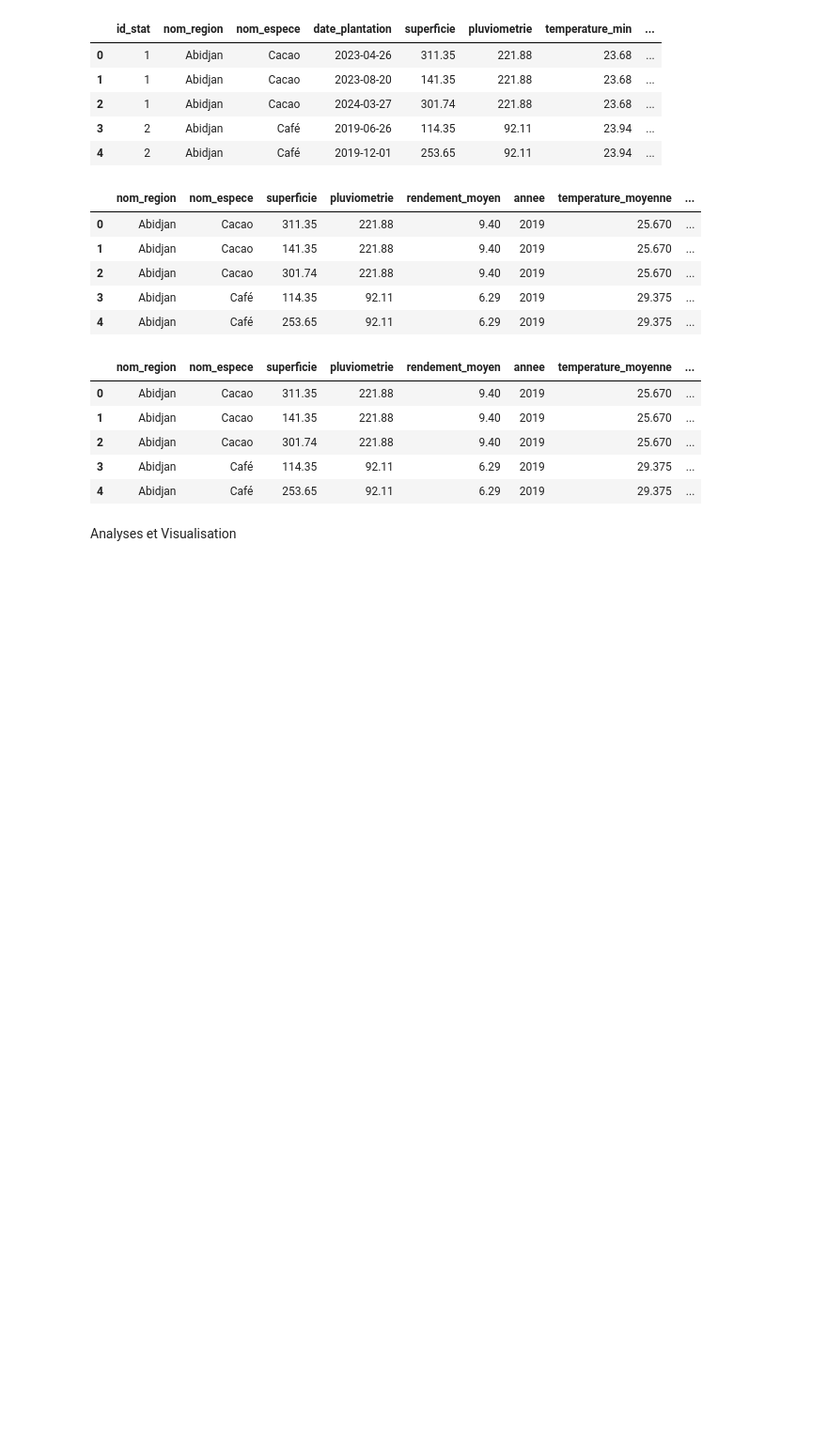
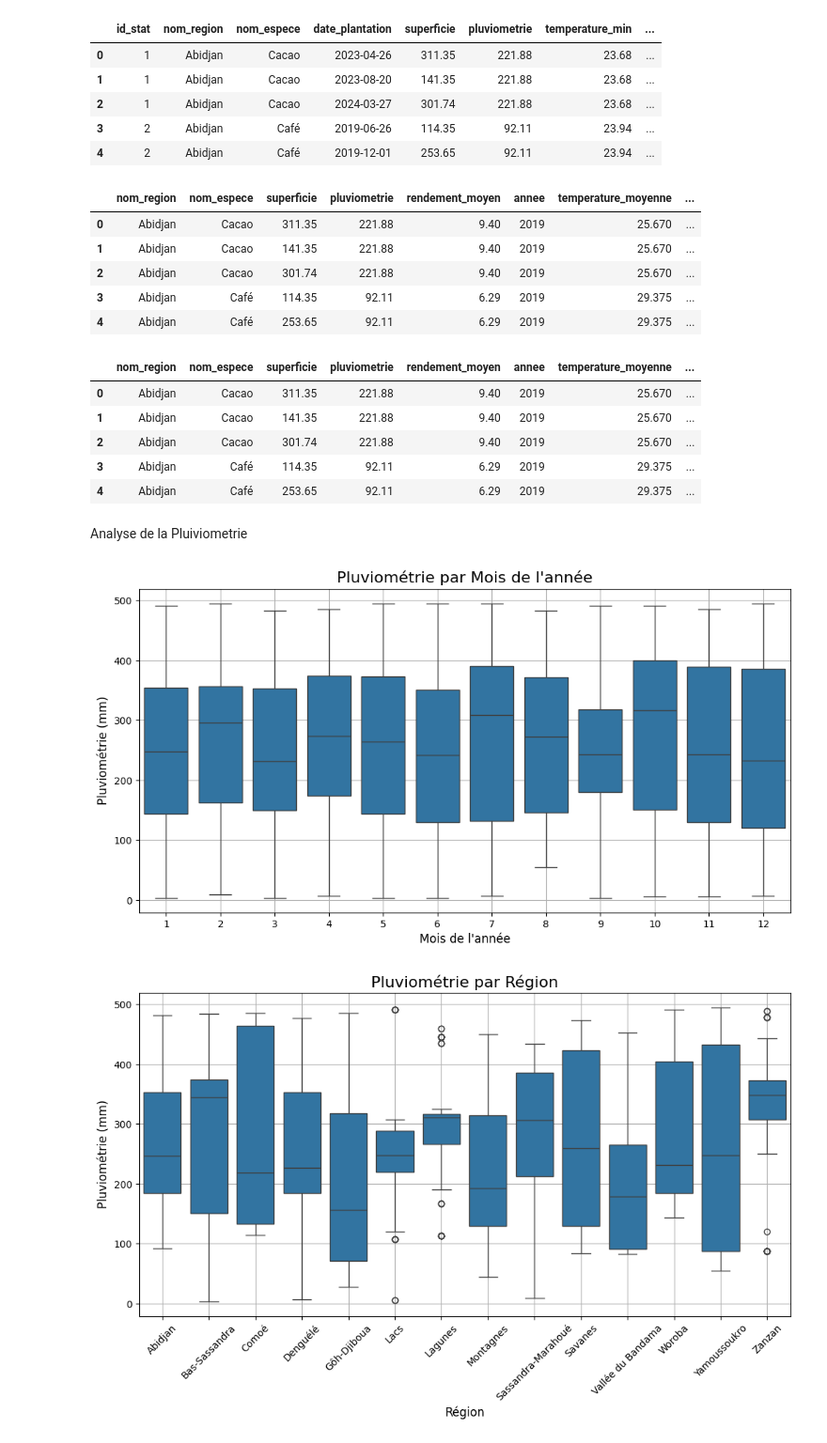
Before and after one commit to Flinguee75/ML-Yield-Prediction-Model, a Jupyter notebook: datasets/data_workflow.ipynb, the cells around one changed output. Shown at 94% size. Cells and saved outputs as stored; diff of their text form; code cells hidden in the pictures; blank space fills up the shorter version.

Commit message:
Creations des boxplot pour analyser le lien entre pluiviometrie et regions/mois

```diff
--- a/datasets/data_workflow.ipynb
+++ b/datasets/data_workflow.ipynb
@@ -82,5 +82,5 @@ dataset_cleaned.head()
 | 2 | Abidjan | Cacao | 301.74 | 221.88 | 9.40 | 2019 | 25.670 | ... |
 | 3 | Abidjan | Café | 114.35 | 92.11 | 6.29 | 2019 | 29.375 | ... |
 | 4 | Abidjan | Café | 253.65 | 92.11 | 6.29 | 2019 | 29.375 | ... |
-# %% [markdown]
-Analyses et Visualisation
+# %% [markdown]
+Analyse de la Pluiviometrie
@@ -86,0 +90,22 @@ Analyses et Visualisation
+# %%
+# Relation entre pluviométrie et les mois de l'année
+plt.figure(figsize=(12, 6))
+sns.boxplot(data=dataset, x='mois_plantation', y='pluviometrie')
+plt.title('Pluviométrie par Mois de l\'année', fontsize=16)
+plt.xlabel('Mois de l\'année', fontsize=12)
+plt.ylabel('Pluviométrie (mm)', fontsize=12)
+plt.grid(True)
+plt.show()
+
+# Relation entre pluviométrie et les régions
+plt.figure(figsize=(12, 6))
+sns.boxplot(data=dataset_cleaned, x='nom_region', y='pluviometrie')
+plt.title('Pluviométrie par Région', fontsize=16)
+plt.xlabel('Région', fontsize=12)
+plt.ylabel('Pluviométrie (mm)', fontsize=12)
+plt.xticks(rotation=45)  # Rotation des étiquettes pour les régions
+plt.grid(True)
+plt.show()
+# %% [output]
+[figure, added]
+[figure, added]
```
Also changed, not shown: parts of 1 cell of this notebook.
